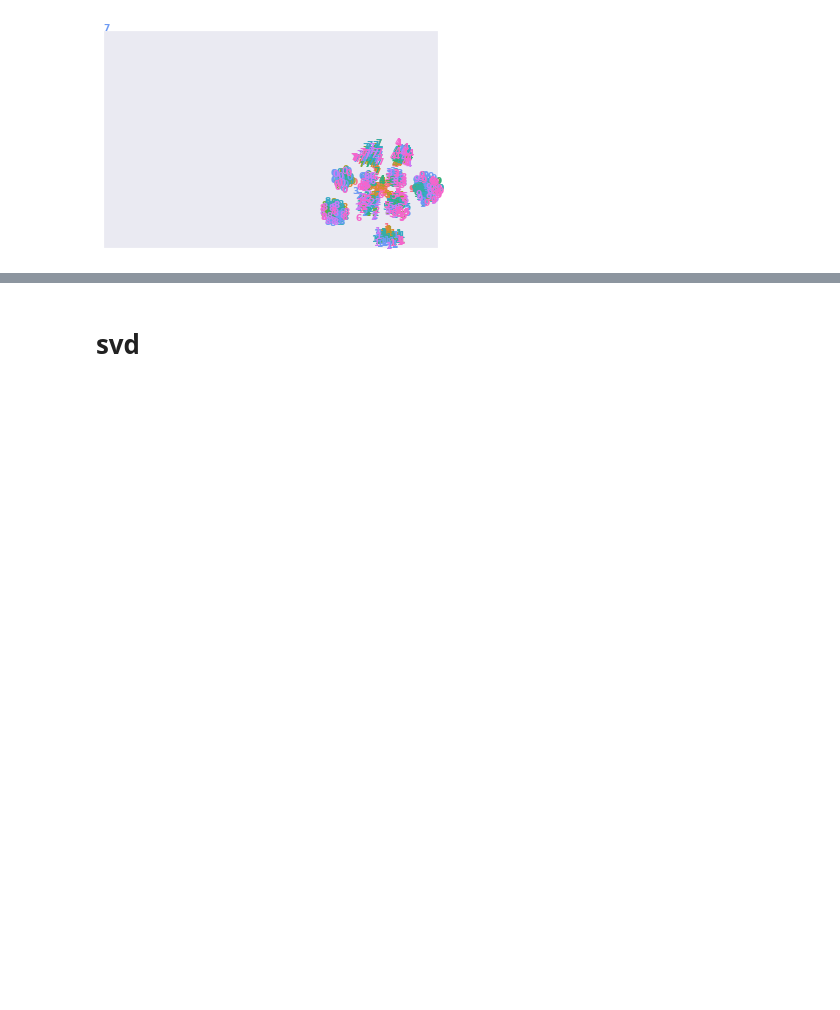
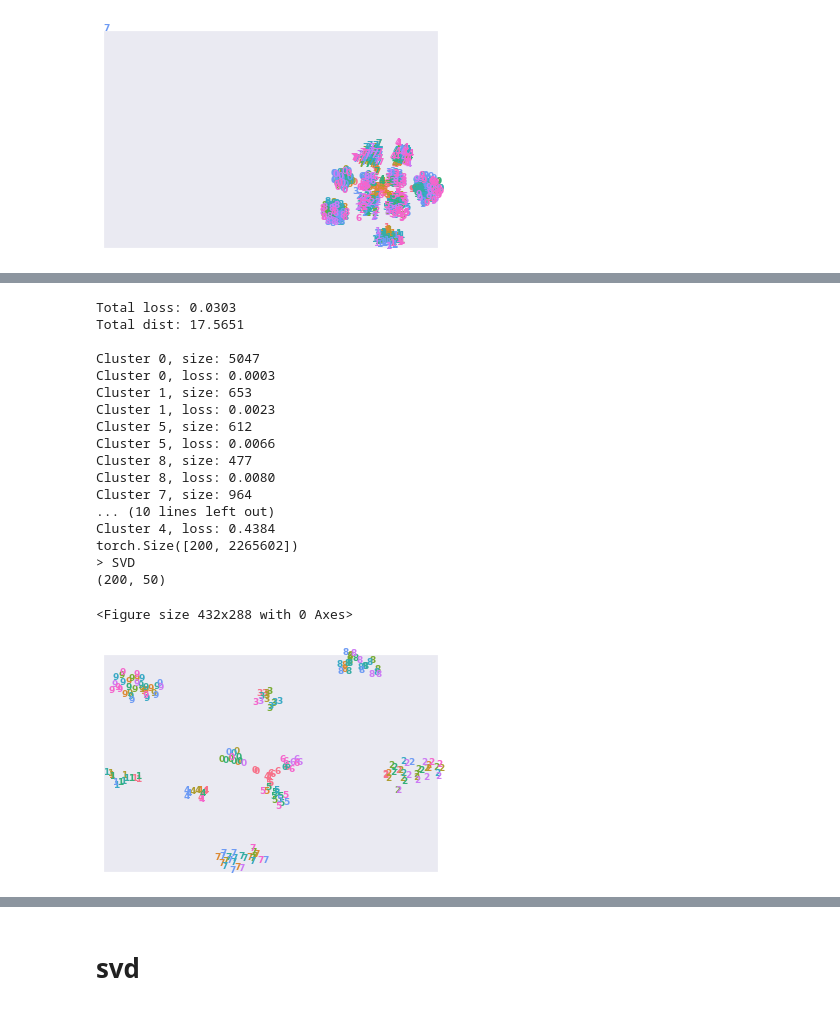
Before and after one commit to fartashf/gvar_code, a Jupyter notebook: notebooks/figures_tsne.ipynb, the cells around one changed output, grey strips where cells are left out. Saved outputs shown, nothing was run; the diff lists cells and outputs as text; code cells hidden in the pictures; blank space fills up the shorter version.

```diff
--- a/notebooks/figures_tsne.ipynb
+++ b/notebooks/figures_tsne.ipynb
@@ -308,0 +344,24 @@ torch.Size([982, 2265602])
+# %%
+logdir = '/u/faghri/dmom/code/runs/mnist/bgluster,epoch_10/'
+X, y, c, G_svd = get_embedding(logdir)
+G_tsne = plot_tsne(X, y, c, G_svd, [5], logdir)
+# %% [output]
+Total loss: 0.0303
+Total dist: 17.5651
+
+Cluster 0, size: 5047
+Cluster 0, loss: 0.0003
+Cluster 1, size: 653
+Cluster 1, loss: 0.0023
+Cluster 5, size: 612
+Cluster 5, loss: 0.0066
+Cluster 8, size: 477
+Cluster 8, loss: 0.0080
+Cluster 7, size: 964
+... (10 lines left out)
+Cluster 4, loss: 0.4384
+torch.Size([200, 2265602])
+> SVD
+(200, 50)
+<Figure size 432x288 with 0 Axes>
+[figure, added]
```
Also changed, not shown: parts of 46 cells of this notebook, 16 other files.
